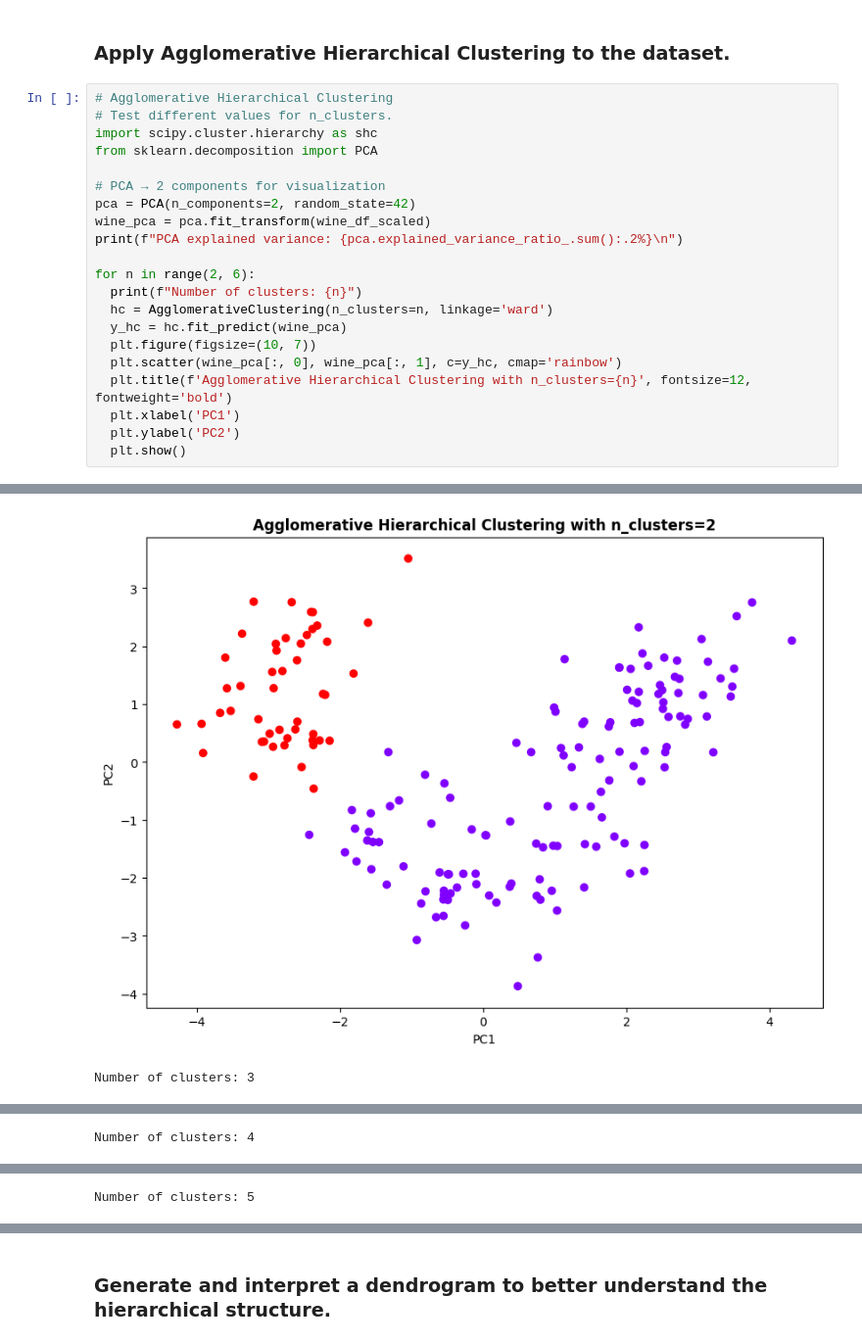
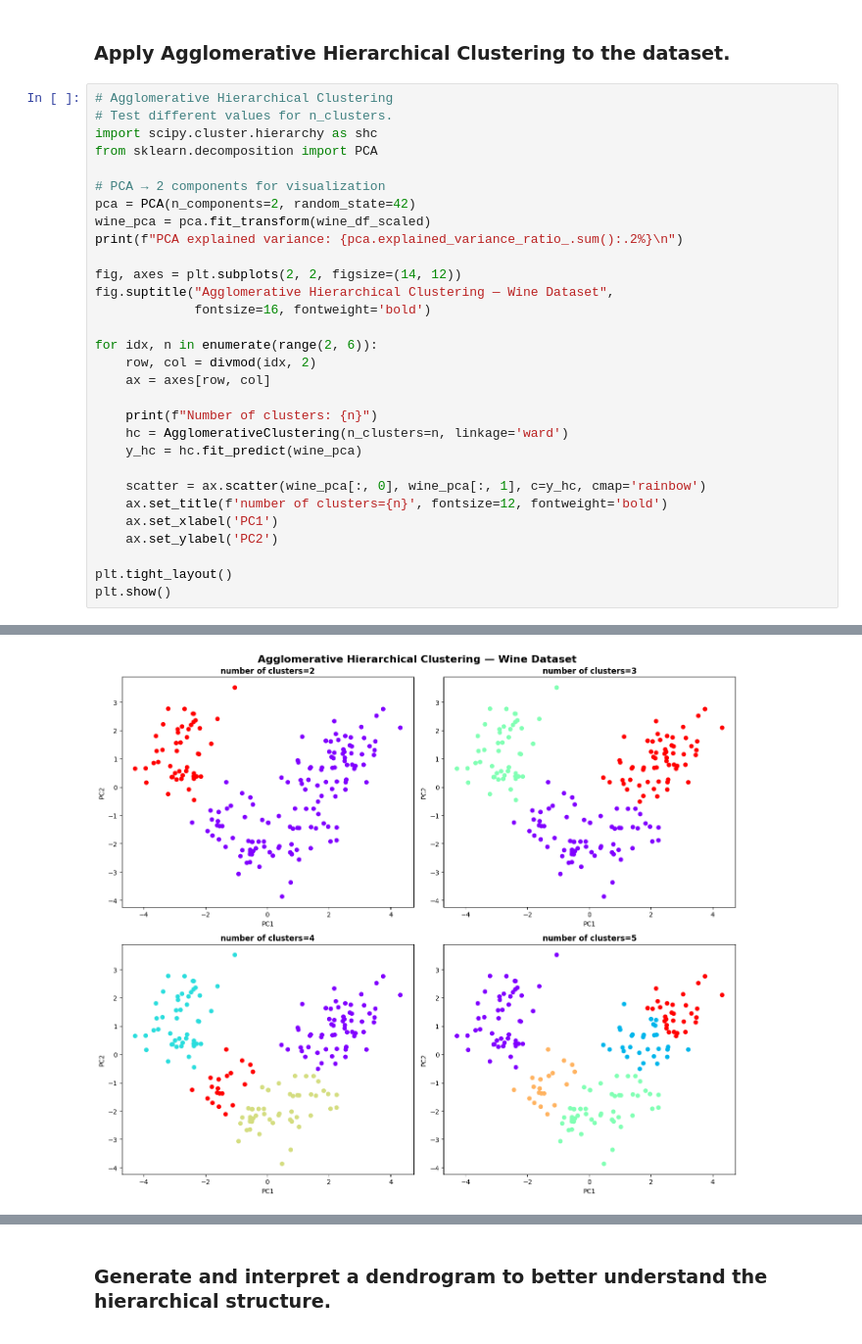
Before and after one commit to olkanth/MSCS_634_Lab_5, a Jupyter notebook: MSCS_634_Lab_5.ipynb, the cells around one changed output, grey strips where cells are left out. Shown at 98% size. Drawn from its saved outputs; the diff is of its cells as text.

```diff
--- a/MSCS_634_Lab_5.ipynb
+++ b/MSCS_634_Lab_5.ipynb
@@ -135,16 +135,25 @@ pca = PCA(n_components=2, random_state=42)
 wine_pca = pca.fit_transform(wine_df_scaled)
 print(f"PCA explained variance: {pca.explained_variance_ratio_.sum():.2%}\n")
 
-for n in range(2, 6):
-  print(f"Number of clusters: {n}")
-  hc = AgglomerativeClustering(n_clusters=n, linkage='ward')
-  y_hc = hc.fit_predict(wine_pca)
-  plt.figure(figsize=(10, 7))
-  plt.scatter(wine_pca[:, 0], wine_pca[:, 1], c=y_hc, cmap='rainbow')
-  plt.title(f'Agglomerative Hierarchical Clustering with n_clusters={n}', fontsize=12, fontweight='bold')
-  plt.xlabel('PC1')
-  plt.ylabel('PC2')
-  plt.show()
+fig, axes = plt.subplots(2, 2, figsize=(14, 12))
+fig.suptitle("Agglomerative Hierarchical Clustering — Wine Dataset",
+             fontsize=16, fontweight='bold')
+
+for idx, n in enumerate(range(2, 6)):
+    row, col = divmod(idx, 2)
+    ax = axes[row, col]
+
+    print(f"Number of clusters: {n}")
+    hc = AgglomerativeClustering(n_clusters=n, linkage='ward')
+    y_hc = hc.fit_predict(wine_pca)
+
+    scatter = ax.scatter(wine_pca[:, 0], wine_pca[:, 1], c=y_hc, cmap='rainbow')
+    ax.set_title(f'number of clusters={n}', fontsize=12, fontweight='bold')
+    ax.set_xlabel('PC1')
+    ax.set_ylabel('PC2')
+
+plt.tight_layout()
+plt.show()
 # %% [output]
 PCA explained variance: 55.41%
 
@@ -152,2 +164 @@ Number of clusters: 2
-[figure, old version]
+[figure, new version]
-Number of clusters: 3
@@ -155 +164,0 @@ Number of clusters: 3
-Number of clusters: 4
@@ -157 +164,0 @@ Number of clusters: 4
-Number of clusters: 5
```
Also changed, not shown: parts of 6 cells of this notebook.
